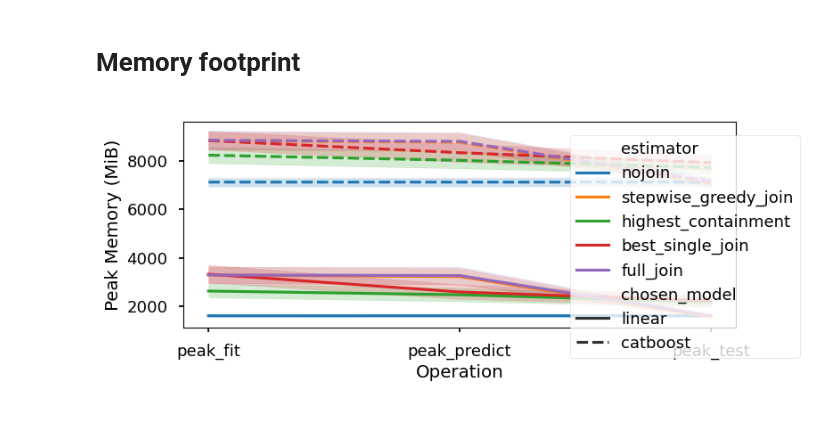
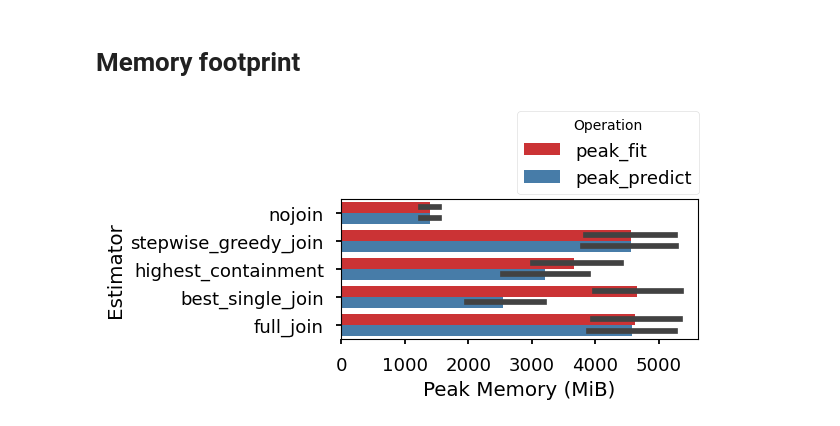
Before and after one commit to rcap107/retrieve-merge-predict, a Jupyter notebook: notebooks/Plot time spent in sections.ipynb, the cells around one changed output. Saved outputs shown, nothing was run; the diff lists cells and outputs as text; code cells hidden in the pictures.

Commit message:
✨ Adding stacked grouped barplot

```diff
--- a/notebooks/Plot time spent in sections.ipynb
+++ b/notebooks/Plot time spent in sections.ipynb
@@ -55 +32,5 @@ df_raw.columns
+# %%
+# df_raw = pl.read_csv("/home/soda/rcappuzz/work/benchmark-join-suggestions/results/logs/0347-dkqk2xod/run_logs/0.log")
+df_raw = read_logs(exp_name="0347-dkqk2xod", exp_path=None)
+df_raw = df_raw.fill_null(0)
 # %%
@@ -158,18 +113,16 @@ df_mem = df_raw.select(
     pl.col("chosen_model"),
     pl.col("peak_fit"),
     pl.col("peak_predict"),
-    pl.col("peak_test"),
+    # pl.col("peak_test"),
 ).melt(id_vars=["estimator", "chosen_model"])
 # %%
-fig, ax = plt.subplots(figsize=(8,3))
-ax = sns.lineplot(data=df_mem, x="variable", y="value", hue="estimator", style="chosen_model", legend="brief")
-ax.set_ylabel("Peak Memory (MiB)")
-ax.set_xlabel("Operation")
-h,l = ax.get_legend_handles_labels()
+fig, ax = plt.subplots(figsize=(6, 3), layout="constrained")
+sns.barplot(data=df_mem.to_pandas(), x="value", y="estimator", hue="variable", palette="Set1", ax=ax)
+ax.set_xlabel("Peak Memory (MiB)")
+ax.set_ylabel("Estimator")
+h, l = ax.get_legend_handles_labels()
 ax.get_legend().remove()
-fig.legend(h, l,
-           loc="outside right"
-           )
-fig.savefig("images/peak_memory.png")
+fig.legend(h, l, title="Operation", loc="outside upper right")
+fig.savefig("images/memory_usage.pdf")
 # %% [output]
-[figure, old version]
+[figure, new version]
```
Also changed, not shown: parts of 13 cells of this notebook, 1 other file.
